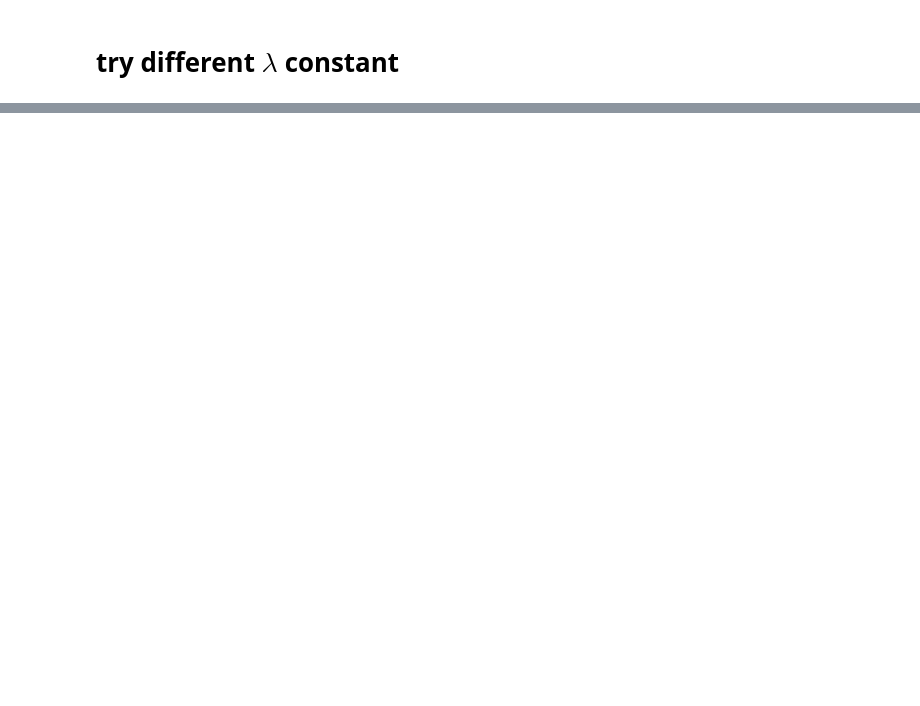
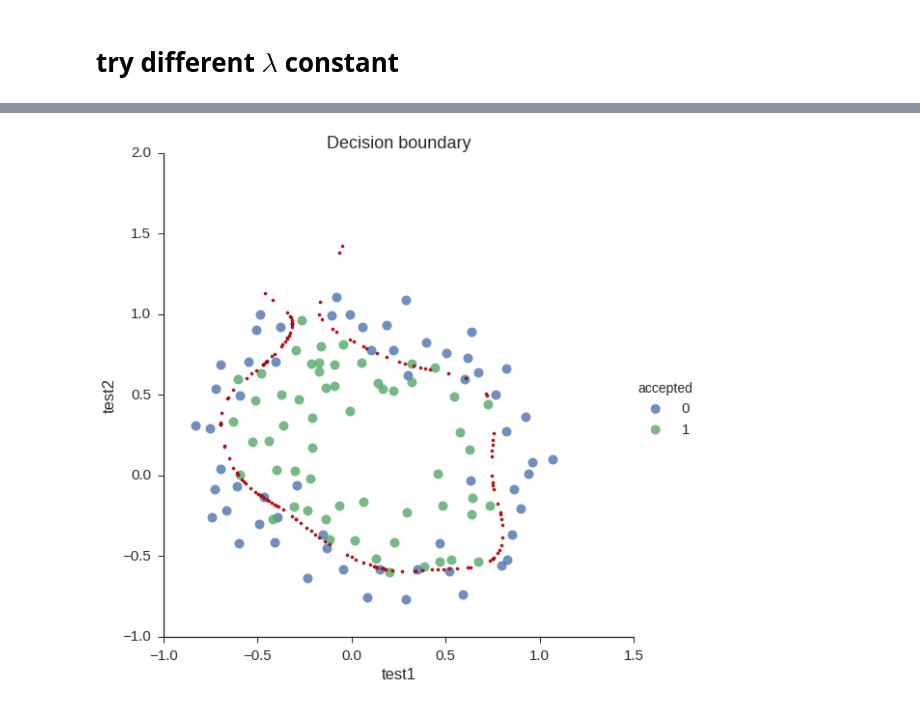
Before and after one commit to lukaemon/Coursera-ML-AndrewNg, a Jupyter notebook: machine-learning-ex2/4- optional (np).ipynb, the cells around one changed output, grey strips where cells are left out. Saved outputs shown, nothing was run; the diff lists cells and outputs as text; code cells hidden in the pictures; blank space fills up the shorter version.

```diff
--- a/machine-learning-ex2/4- optional (np).ipynb
+++ b/machine-learning-ex2/4- optional (np).ipynb
@@ -29,0 +22,4 @@ ax.set_ylabel('accuracy')
+# %%
+lr.draw_boundary(power=6, l=0)  # no regularization, over fitting
+# %% [output]
+[figure, added]
```
Also changed, not shown: parts of 5 cells of this notebook, 2 other files.
